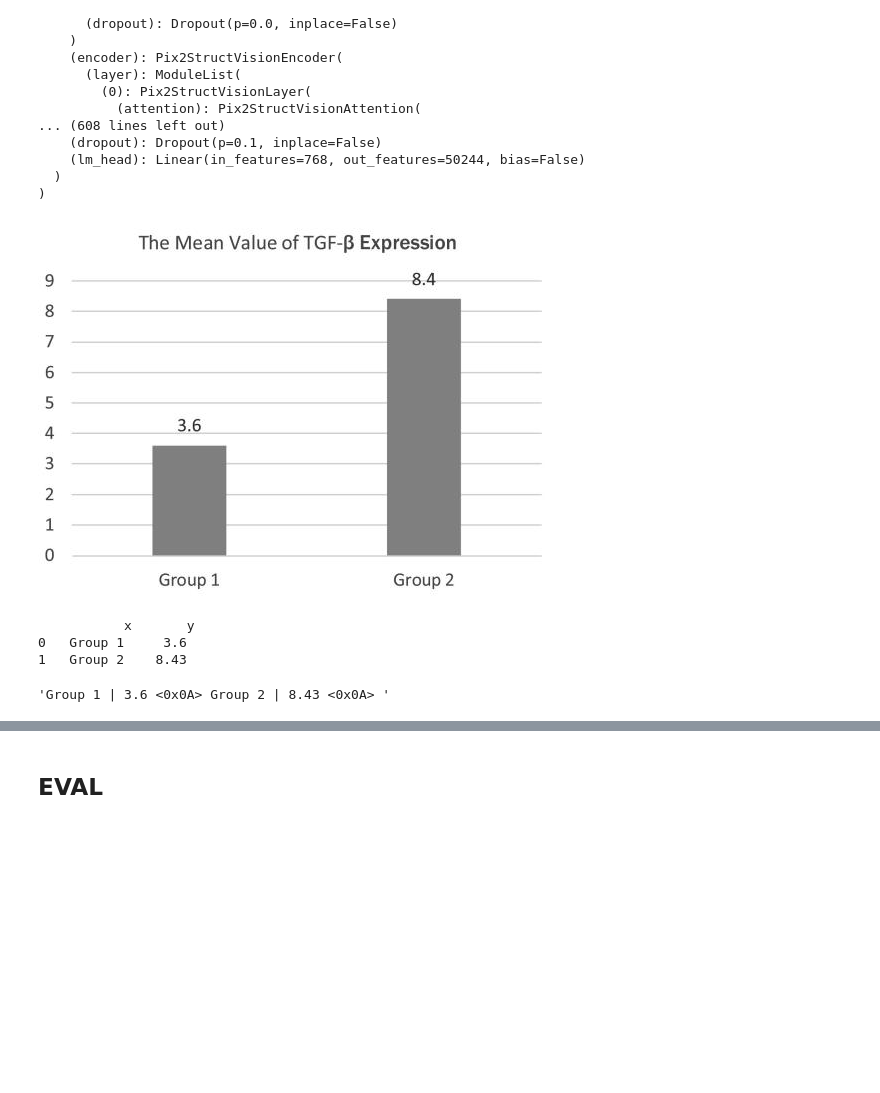
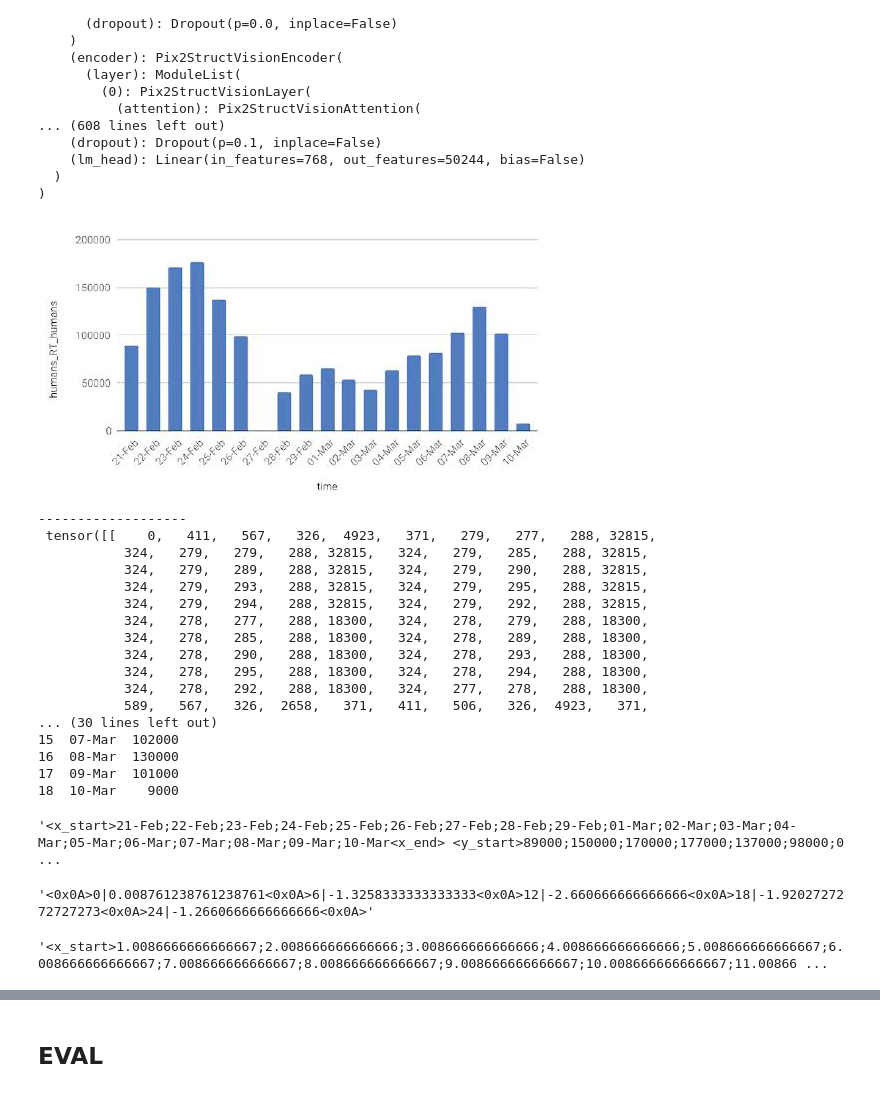
Before and after one commit to kwankwankoo/benetech-making-graphs-accessible-matcha, a Jupyter notebook: benetech/image_captioning_pix2struct_v2_inference.ipynb, the cells around one changed output, grey strips where cells are left out. Cells and saved outputs as stored; diff of their text form; code cells hidden in the pictures; blank space fills up the shorter version.

```diff
--- a/benetech/image_captioning_pix2struct_v2_inference.ipynb
+++ b/benetech/image_captioning_pix2struct_v2_inference.ipynb
@@ -57,7 +57,7 @@ class ImageCaptioningDataset(Dataset):
 # %%
 from transformers import Pix2StructProcessor, Pix2StructForConditionalGeneration, AutoConfig
 
-processor = Pix2StructProcessor.from_pretrained("google/matcha-base")
-config = AutoConfig.from_pretrained("google/matcha-base")
-model = Pix2StructForConditionalGeneration.from_pretrained("google/matcha-plotqa-v2")
+processor = Pix2StructProcessor.from_pretrained("./deplot")
+config = AutoConfig.from_pretrained("./deplot")
+model = Pix2StructForConditionalGeneration.from_pretrained("./deplot")
 # %%
@@ -103,7 +99,7 @@ def collator(batch):
 # %% [markdown]
 Let's check the results on our train dataset
 # %%
-model.load_state_dict(torch.load('./matcha_v1/matcha_0.bin', map_location='cpu'))
+model.load_state_dict(torch.load('./weights/deplot_v4/deplot_v4v4v4v4_1.bin', map_location='cuda:3'))
 model.eval()
 # %% [output]
 Pix2StructForConditionalGeneration(
@@ -159,16 +158,57 @@ def deplot(path, model, processor, device):
     return processor.decode(predictions[0], skip_special_tokens=True)
 # %%
-device = 'cpu'
-bar_path = './test/images/00dcf883a459.jpg' # 000b92c3b098 007a18eb4e09 00dcf883a459 00f5404753cf 01b45b831589
+device = "cuda:1"
+bar_path = './datasets/default/test/images/01b45b831589.jpg' # 000b92c3b098 007a18eb4e09 00dcf883a459 00f5404753cf 01b45b831589
 model.to(device)
 deplot_output=deplot(bar_path, model, processor, device)
 display_deplot_output(deplot_output)
 # %% [output]
-[figure, old version]
+[figure, new version]
-           x       y
-0   Group 1     3.6
-1   Group 2    8.43
+-------------------
+ tensor([[    0,   411,   567,   326,  4923,   371,   279,   277,   288, 32815,
+           324,   279,   279,   288, 32815,   324,   279,   285,   288, 32815,
+           324,   279,   289,   288, 32815,   324,   279,   290,   288, 32815,
+           324,   279,   293,   288, 32815,   324,   279,   295,   288, 32815,
+           324,   279,   294,   288, 32815,   324,   279,   292,   288, 32815,
+           324,   278,   277,   288, 18300,   324,   278,   279,   288, 18300,
+           324,   278,   285,   288, 18300,   324,   278,   289,   288, 18300,
+           324,   278,   290,   288, 18300,   324,   278,   293,   288, 18300,
+           324,   278,   295,   288, 18300,   324,   278,   294,   288, 18300,
+           324,   278,   292,   288, 18300,   324,   277,   278,   288, 18300,
+           589,   567,   326,  2658,   371,   411,   506,   326,  4923,   371,
+... (30 lines left out)
+15  07-Mar  102000
+16  08-Mar  130000
+17  09-Mar  101000
+18  10-Mar    9000
 # %%
 deplot_output
 # %% [output]
-'Group 1 | 3.6 <0x0A> Group 2 | 8.43 <0x0A> '
+'<x_start>21-Feb;22-Feb;23-Feb;24-Feb;25-Feb;26-Feb;27-Feb;28-Feb;29-Feb;01-Mar;02-Mar;03-Mar;04-Mar;05-Mar;06-Mar;07-Mar;08-Mar;09-Mar;10-Mar<x_end> <y_start>89000;150000;170000;177000;137000;98000;0 ...
+# %%
+import re
+
+x_pattern = r"<x_start>(.*?)<x_end>"
+y_pattern = r"<y_start>(.*?)<y_end>"
+
+x_match = re.search(x_pattern, deplot_output)
+y_match = re.search(y_pattern, deplot_output)
+
+if x_match and y_match:
+    x_values = x_match.group(1).split(";")
+    y_values = y_match.group(1).split(";")
+
+    deplot_output = ""
+    for x, y in zip(x_values, y_values):
+        deplot_output += f"<0x0A>{x.strip()}|{y.strip()}"
+
+deplot_output += "<0x0A>"
+
+deplot_output
+# %% [output]
+'<0x0A>0|0.008761238761238761<0x0A>6|-1.3258333333333333<0x0A>12|-2.660666666666666<0x0A>18|-1.9202727272727273<0x0A>24|-1.2660666666666666<0x0A>'
+# %%
+deplot_output = deplot_output.replace("<0x0A>", "\n").replace("|", "\t")
+deplot_output
+# %% [output]
+'<x_start>1.0086666666666667;2.008666666666666;3.008666666666666;4.008666666666666;5.008666666666667;6.008666666666667;7.008666666666667;8.008666666666667;9.008666666666667;10.008666666666667;11.00866 ...
```
Also changed, not shown: parts of 13 cells of this notebook, 11 other files.
